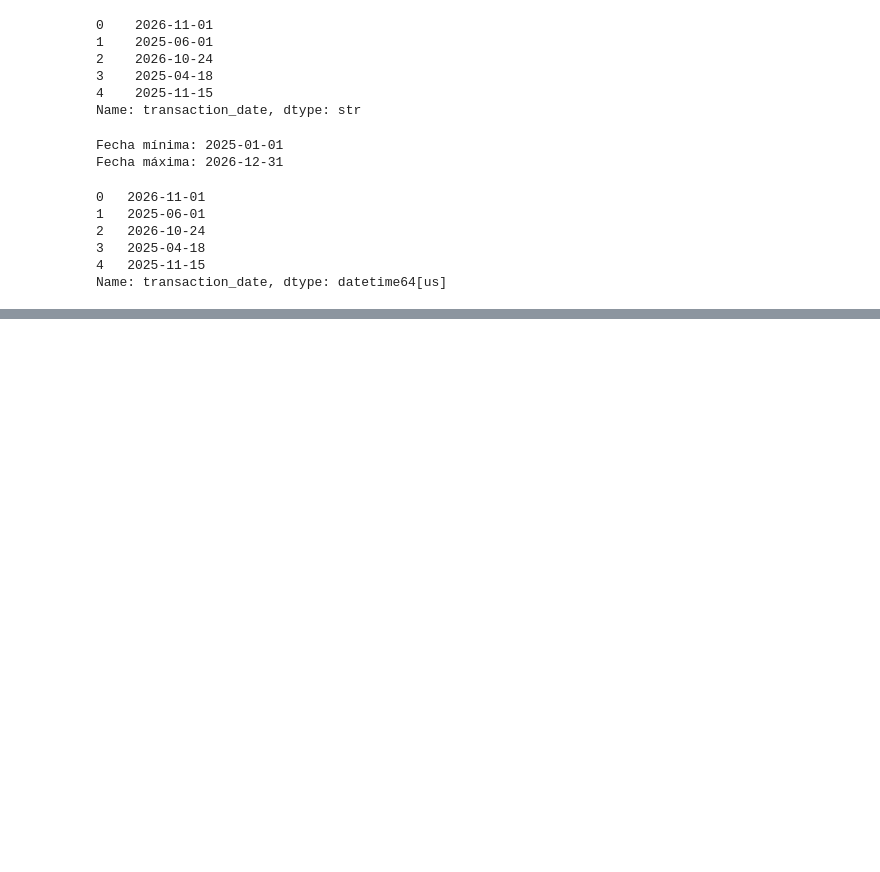
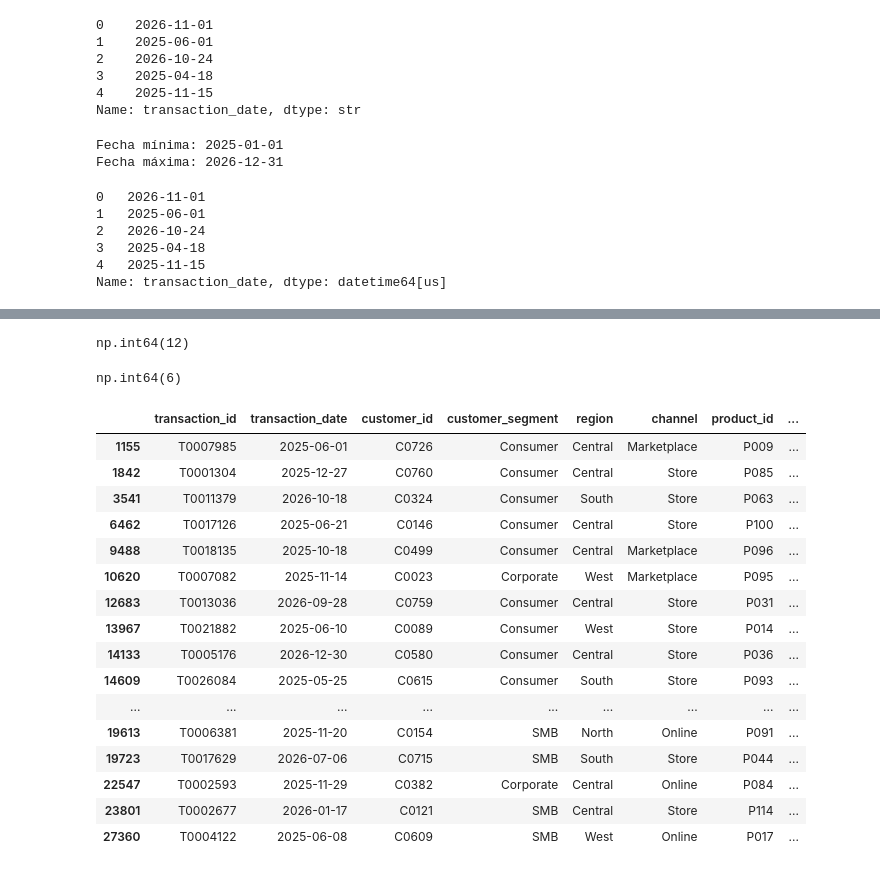
Before and after one commit to alexischevanier-byte/analytics-retail, a Jupyter notebook: notebooks/01_business_analysis.ipynb, the cells around one changed output, grey strips where cells are left out. Drawn from its saved outputs; the diff is of its cells as text; code cells hidden in the pictures; blank space fills up the shorter version.

```diff
--- a/notebooks/01_business_analysis.ipynb
+++ b/notebooks/01_business_analysis.ipynb
@@ -375,0 +406,28 @@ Name: transaction_date, dtype: datetime64[us]
+# %%
+(df['units'] <=0).sum()
+# %% [output]
+np.int64(12)
+# %%
+(df['unit_price'] <= 0).sum()
+# %% [output]
+np.int64(6)
+# %%
+df[(df['units'] <= 0) | (df['unit_price'] <= 0)]
+# %% [output]
+|  | transaction_id | transaction_date | customer_id | customer_segment | region | channel | product_id | ... |
+| 1155 | T0007985 | 2025-06-01 | C0726 | Consumer | Central | Marketplace | P009 | ... |
+| 1842 | T0001304 | 2025-12-27 | C0760 | Consumer | Central | Store | P085 | ... |
+| 3541 | T0011379 | 2026-10-18 | C0324 | Consumer | South | Store | P063 | ... |
+| 6462 | T0017126 | 2025-06-21 | C0146 | Consumer | Central | Store | P100 | ... |
+| 9488 | T0018135 | 2025-10-18 | C0499 | Consumer | Central | Marketplace | P096 | ... |
+| 10620 | T0007082 | 2025-11-14 | C0023 | Corporate | West | Marketplace | P095 | ... |
+| 12683 | T0013036 | 2026-09-28 | C0759 | Consumer | Central | Store | P031 | ... |
+| 13967 | T0021882 | 2025-06-10 | C0089 | Consumer | West | Store | P014 | ... |
+| 14133 | T0005176 | 2026-12-30 | C0580 | Consumer | Central | Store | P036 | ... |
+| 14609 | T0026084 | 2025-05-25 | C0615 | Consumer | South | Store | P093 | ... |
+| ... | ... | ... | ... | ... | ... | ... | ... | ... |
+| 19613 | T0006381 | 2025-11-20 | C0154 | SMB | North | Online | P091 | ... |
+| 19723 | T0017629 | 2026-07-06 | C0715 | SMB | South | Store | P044 | ... |
+| 22547 | T0002593 | 2025-11-29 | C0382 | Corporate | Central | Online | P084 | ... |
+| 23801 | T0002677 | 2026-01-17 | C0121 | SMB | Central | Store | P114 | ... |
+| 27360 | T0004122 | 2025-06-08 | C0609 | SMB | West | Online | P017 | ... |
```
Also changed, not shown: parts of 10 cells of this notebook.
